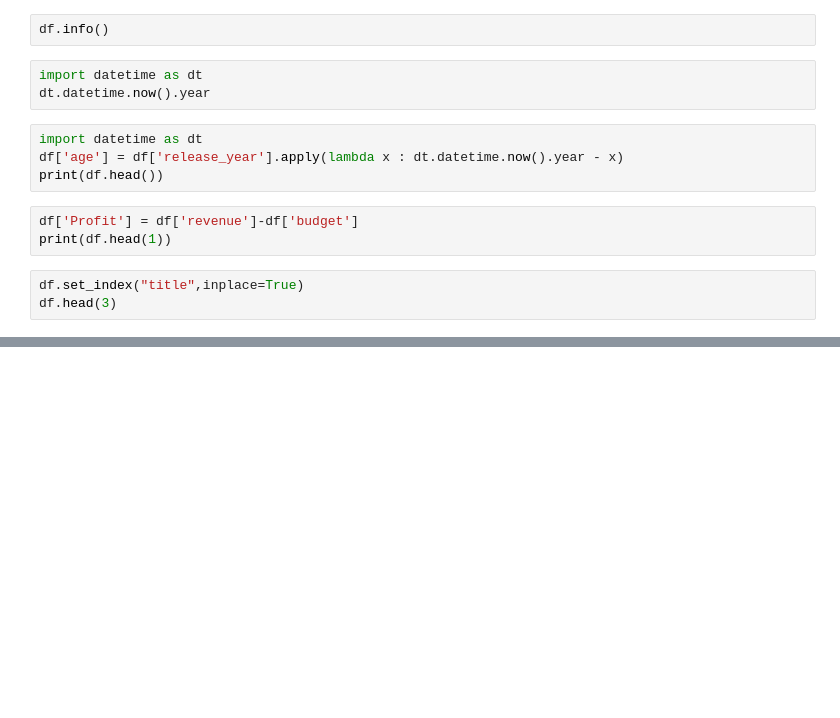
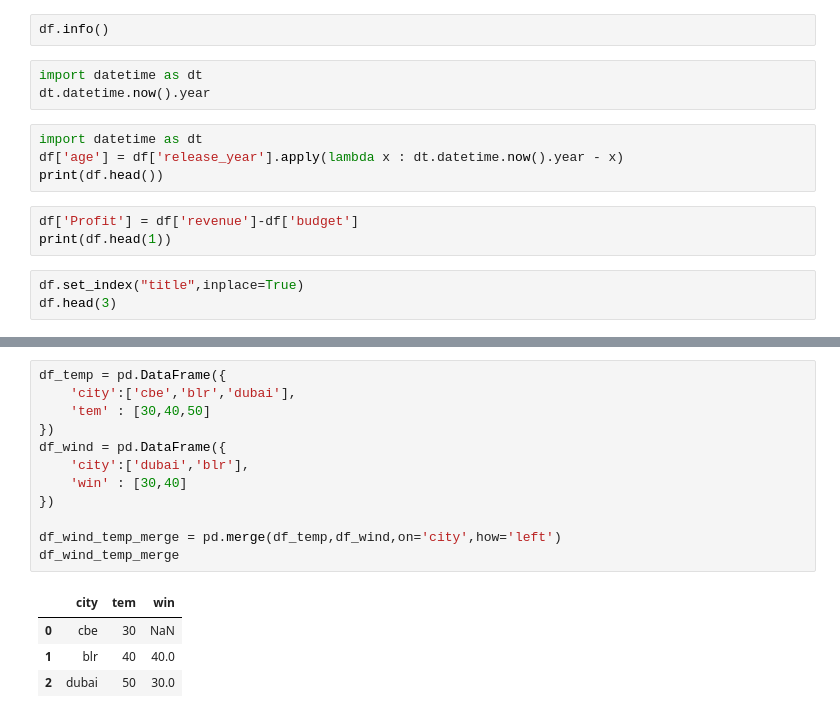
Before and after one commit to prabhu121995/Folder-To-Git, a Jupyter notebook: python-learn/Python-code-web.ipynb, the cells around one changed output, grey strips where cells are left out. Drawn from its saved outputs; the diff is of its cells as text; blank space fills up the shorter version.

```diff
--- a/python-learn/Python-code-web.ipynb
+++ b/python-learn/Python-code-web.ipynb
@@ -63,0 +221,17 @@ df.iloc[0][0]
+# %%
+df_temp = pd.DataFrame({
+    'city':['cbe','blr','dubai'],
+    'tem' : [30,40,50]
+})
+df_wind = pd.DataFrame({
+    'city':['dubai','blr'],
+    'win' : [30,40]
+})
+
+df_wind_temp_merge = pd.merge(df_temp,df_wind,on='city',how='left')
+df_wind_temp_merge
+# %% [output]
+|  | city | tem | win |
+| 0 | cbe | 30 | NaN |
+| 1 | blr | 40 | 40.0 |
+| 2 | dubai | 50 | 30.0 |
```
Also changed, not shown: parts of 36 cells of this notebook, 7 other files.
